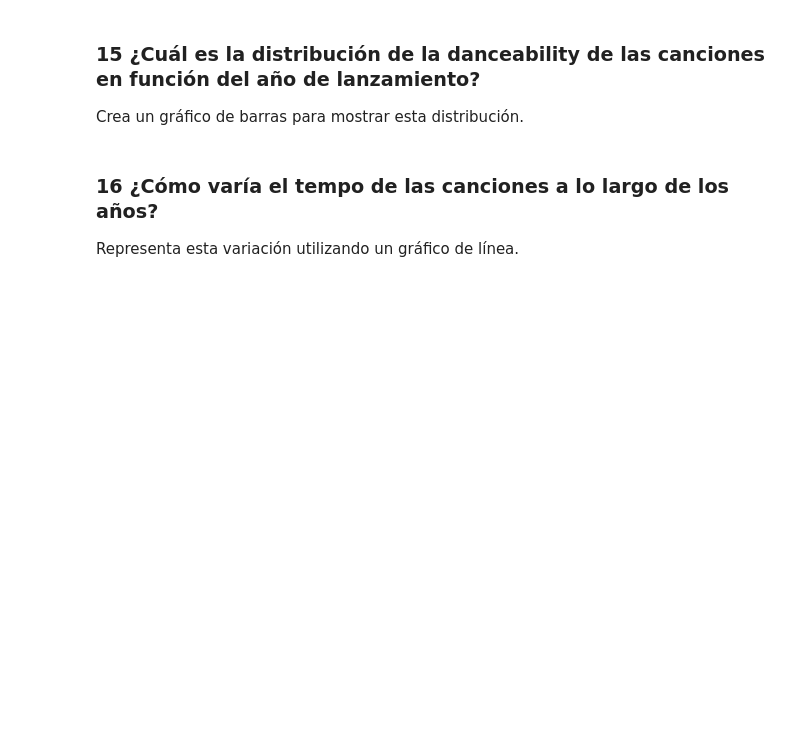
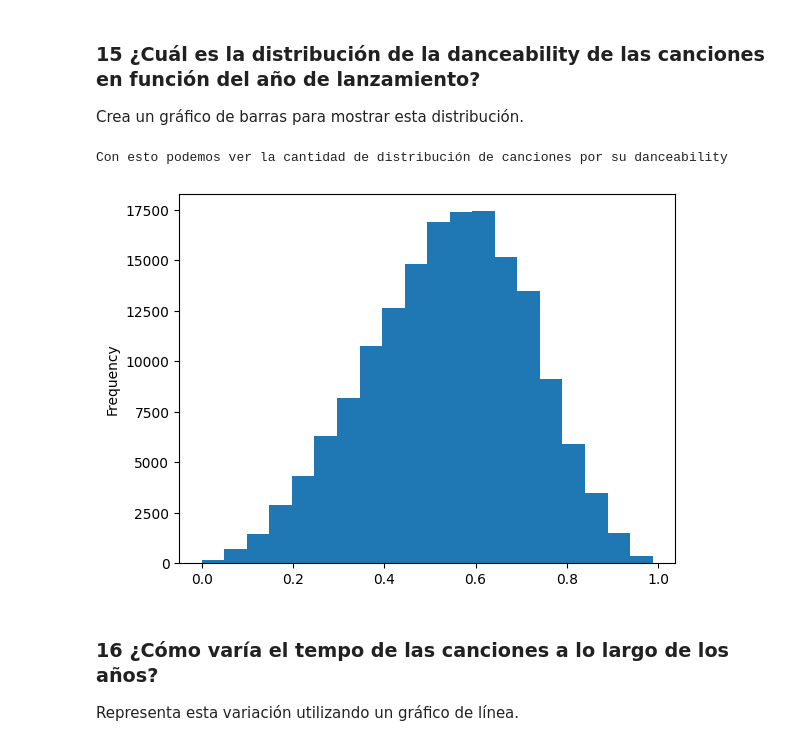
Before and after one commit to Horaciomb/UPB_Herramientas_Basicas_Visualizacion_Datoss_, a Jupyter notebook: Trabajo_Final/Trabajo_final.ipynb, the cells around one changed output. Cells and saved outputs as stored; diff of their text form; code cells hidden in the pictures; blank space fills up the shorter version.

```diff
--- a/Trabajo_Final/Trabajo_final.ipynb
+++ b/Trabajo_Final/Trabajo_final.ipynb
@@ -331,3 +370,11 @@ Crea un gráfico de barras para mostrar esta distribución.
+# %%
+# tu código aquí
+df['danceability'].plot(kind='hist',bins=20)
+
+print("Con esto podemos ver la cantidad de distribución de canciones por su danceability")
+# %% [output]
+Con esto podemos ver la cantidad de distribución de canciones por su danceability
+[figure, added]
 # %% [markdown]
 ### 16 ¿Cómo varía el tempo de las canciones a lo largo de los años?
 Representa esta variación utilizando un gráfico de línea.
```
Also changed, not shown: parts of 19 cells of this notebook.
